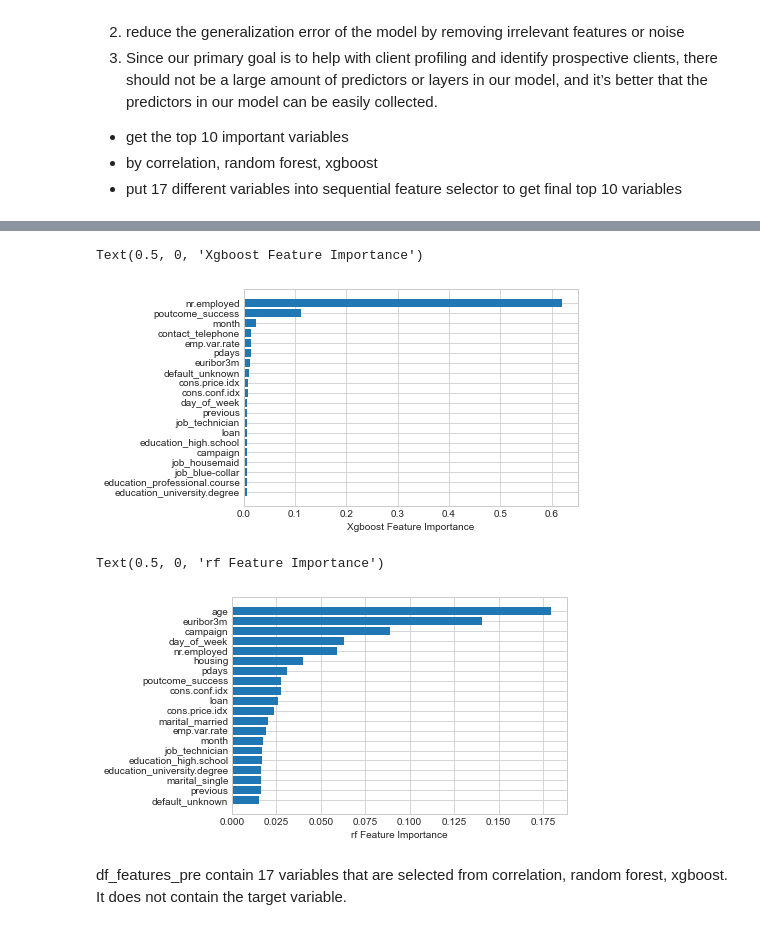
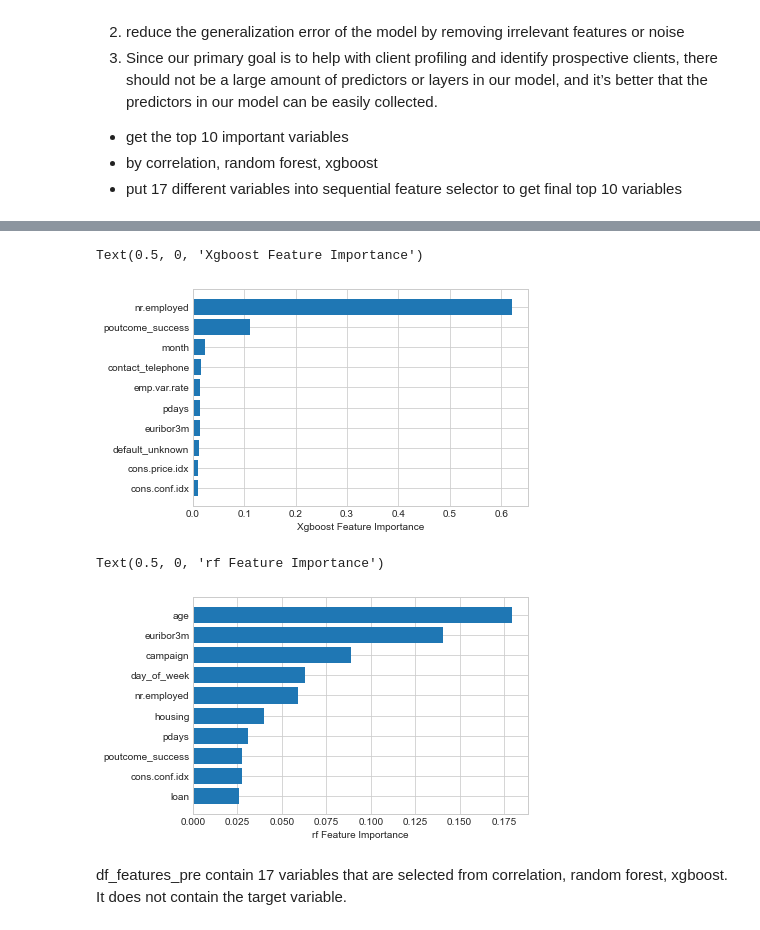
Before and after one commit to Zhaoxing-Wu/UW-Madison-FA21-STAT451, a Jupyter notebook: project.ipynb, the cells around one changed output, grey strips where cells are left out. Cells and saved outputs as stored; diff of their text form; code cells hidden in the pictures.

```diff
--- a/project.ipynb
+++ b/project.ipynb
@@ -371,6 +371,6 @@ Text(0.5, 0, 'correlation Feature Importance')
 model = XGBClassifier(use_label_encoder =False)
 model.fit(df.drop('y', 1), df['y'])
 sorted_idx_xgb = model.feature_importances_.argsort()
-plt.barh(df.drop('y', 1).columns[sorted_idx_xgb[-20:]], model.feature_importances_[sorted_idx_xgb[-20:]])
+plt.barh(df.drop('y', 1).columns[sorted_idx_xgb[-10:]], model.feature_importances_[sorted_idx_xgb[-10:]])
 plt.xlabel("Xgboost Feature Importance")
 # %% [output]
@@ -378,15 +378,15 @@ plt.xlabel("Xgboost Feature Importance")
 Text(0.5, 0, 'Xgboost Feature Importance')
-[figure, old version]
+[figure, new version]
 # %%
 rf = RandomForestClassifier()
 rf.fit(df.drop('y', 1), df['y'])
 
 sorted_idx_rf = rf.feature_importances_.argsort()
-plt.barh(df.drop('y', 1).columns[sorted_idx_rf[-20:]], rf.feature_importances_[sorted_idx_rf[-20:]])
+plt.barh(df.drop('y', 1).columns[sorted_idx_rf[-10:]], rf.feature_importances_[sorted_idx_rf[-10:]])
 plt.xlabel("rf Feature Importance")
 # %% [output]
 Text(0.5, 0, 'rf Feature Importance')
-[figure, old version]
+[figure, new version]
 # %% [markdown]
 df_features_pre contain 17 variables that are selected from correlation, random forest, xgboost.<br>
 It does not contain the target variable.
```
Also changed, not shown: parts of 13 cells of this notebook, 1 other file.
